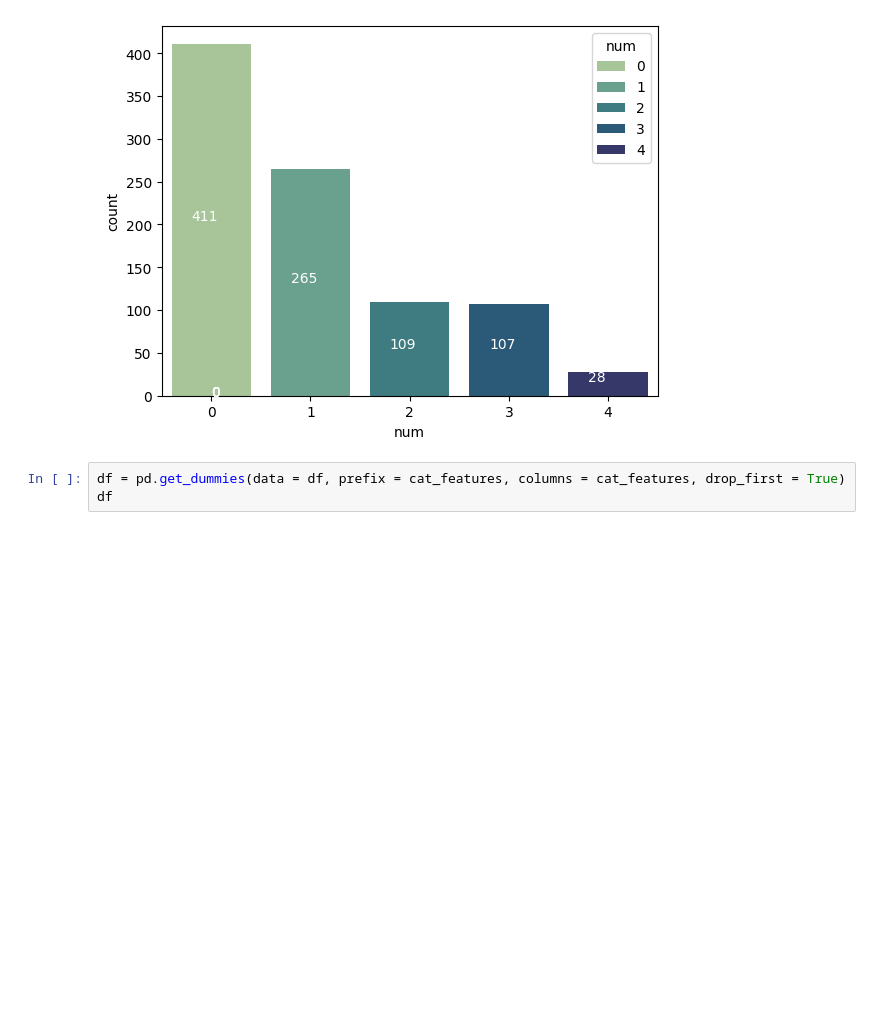
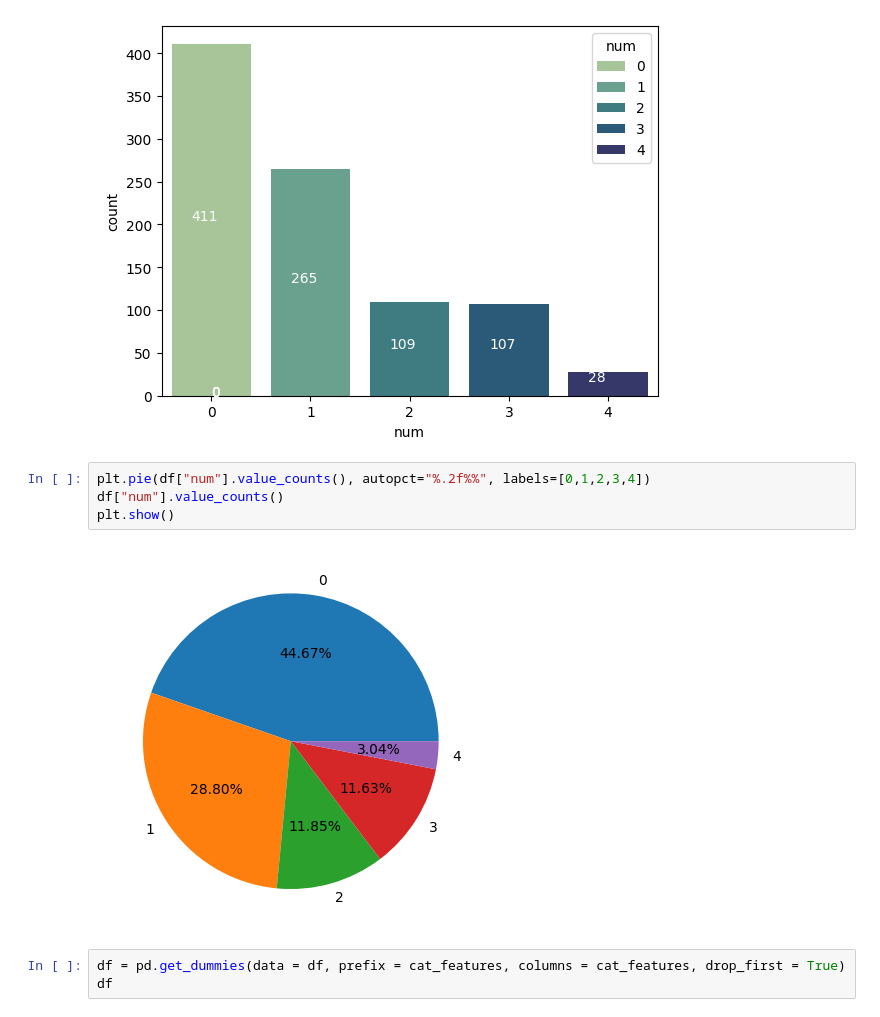
Before and after one commit to Shreejith-19/heart-disease-multimodel-analysis, a Jupyter notebook: index.ipynb, the cells around one changed output. Drawn from its saved outputs; the diff is of its cells as text; blank space fills up the shorter version.

```diff
--- a/index.ipynb
+++ b/index.ipynb
@@ -181,6 +181,12 @@ for bar in bars:
     ax.text(c + w/4, c + h/2, f"{int(h)}", color = "white")
 # %% [output]
 [figure]
+# %%
+plt.pie(df["num"].value_counts(), autopct="%.2f%%", labels=[0,1,2,3,4])
+df["num"].value_counts()
+plt.show()
+# %% [output]
+[figure, added]
 # %%
 df = pd.get_dummies(data = df, prefix = cat_features, columns = cat_features, drop_first = True)
 df
```
Also changed, not shown: parts of 18 cells of this notebook.
